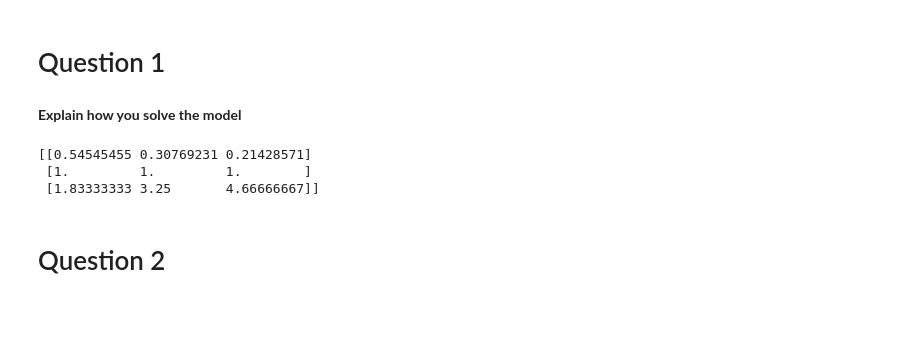
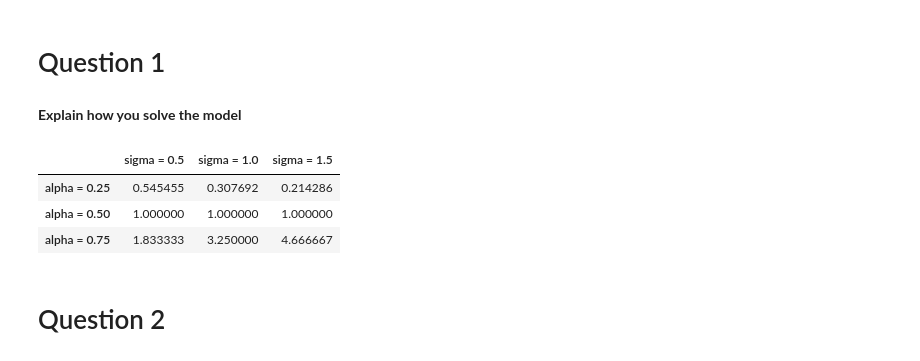
Before and after one commit to NumEconCopenhagen/projects-2023-hold-11, a Jupyter notebook: inauguralproject/inauguralproject.ipynb, the cells around one changed output. Saved outputs shown, nothing was run; the diff lists cells and outputs as text; code cells hidden in the pictures; blank space fills up the shorter version.

Commit message:
add pandas dataframe for Q1

```diff
--- a/inauguralproject/inauguralproject.ipynb
+++ b/inauguralproject/inauguralproject.ipynb
@@ -46,10 +43,20 @@ for i, j in enumerate(alphalist):
         model.par.sigma = s
         out =  model.solve_discrete()
         HM[i,it] = out.HF /out.HM
-# %%
-print(HM) # prints the solution to question 1 - update to be nicer
-# %% [output]
-[[0.54545455 0.30769231 0.21428571]
- [1.         1.         1.        ]
- [1.83333333 3.25       4.66666667]]
+# %%
+#print(HM) # print the raw solution to question 1
+
+#create a dataframe for a nicer view.
+df = pd.DataFrame(
+[[0.54545455, 0.30769231, 0.21428571],
+[1.,         1.,         1.        ],
+[1.83333333, 3.25,       4.66666667]],
+index=['alpha = 0.25', 'alpha = 0.50', 'alpha = 0.75'],
+columns=['sigma = 0.5', 'sigma = 1.0', 'sigma = 1.5'])
+df
+# %% [output]
+|  | sigma = 0.5 | sigma = 1.0 | sigma = 1.5 |
+| alpha = 0.25 | 0.545455 | 0.307692 | 0.214286 |
+| alpha = 0.50 | 1.000000 | 1.000000 | 1.000000 |
+| alpha = 0.75 | 1.833333 | 3.250000 | 4.666667 |
 # %%
```
Also changed, not shown: parts of 5 cells of this notebook.
